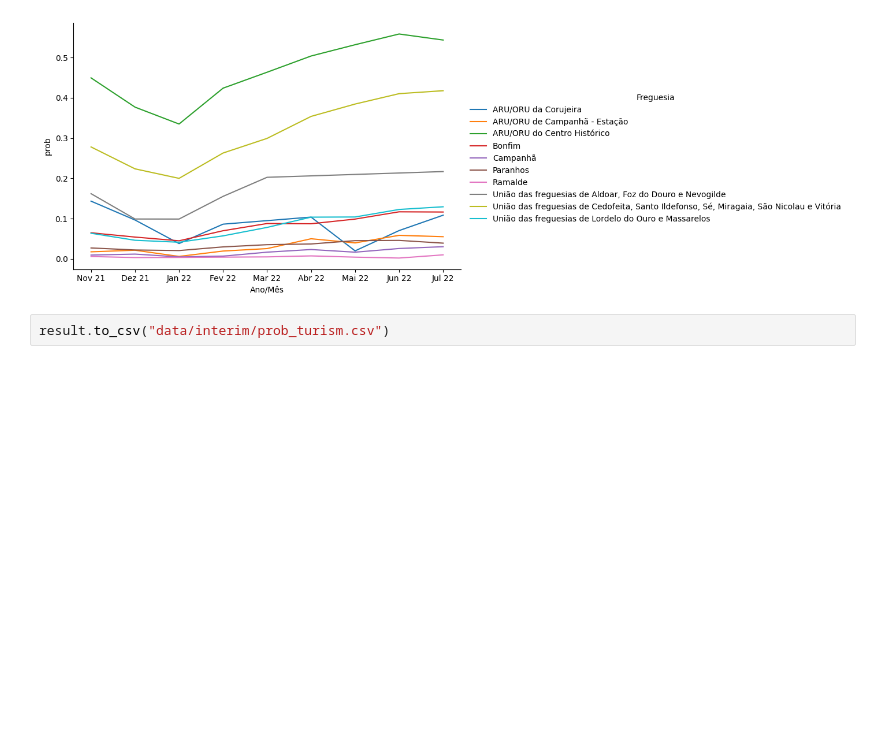
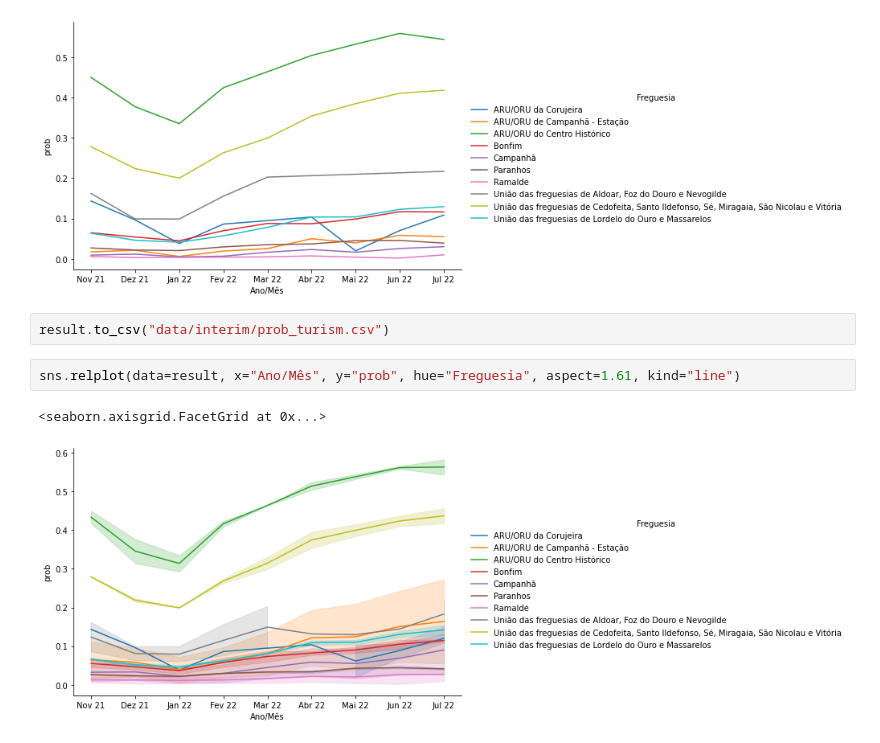
Before and after one commit to duarteoliper/DataInTheCity.ai, a Jupyter notebook: compute_prob.ipynb, the cells around one changed output. Drawn from its saved outputs; the diff is of its cells as text; blank space fills up the shorter version.

```diff
--- a/compute_prob.ipynb
+++ b/compute_prob.ipynb
@@ -229,3 +249,8 @@ sns.relplot(data=result[result["Setor"]=="Bares, Cafés e Similares"], x="Ano/M
 [figure]
 # %%
 result.to_csv("data/interim/prob_turism.csv")
+# %%
+sns.relplot(data=result, x="Ano/Mês", y="prob", hue="Freguesia", aspect=1.61, kind="line")
+# %% [output]
+<seaborn.axisgrid.FacetGrid at 0x...>
+[figure, added]
```
Also changed, not shown: parts of 3 cells of this notebook, 1 other file.
